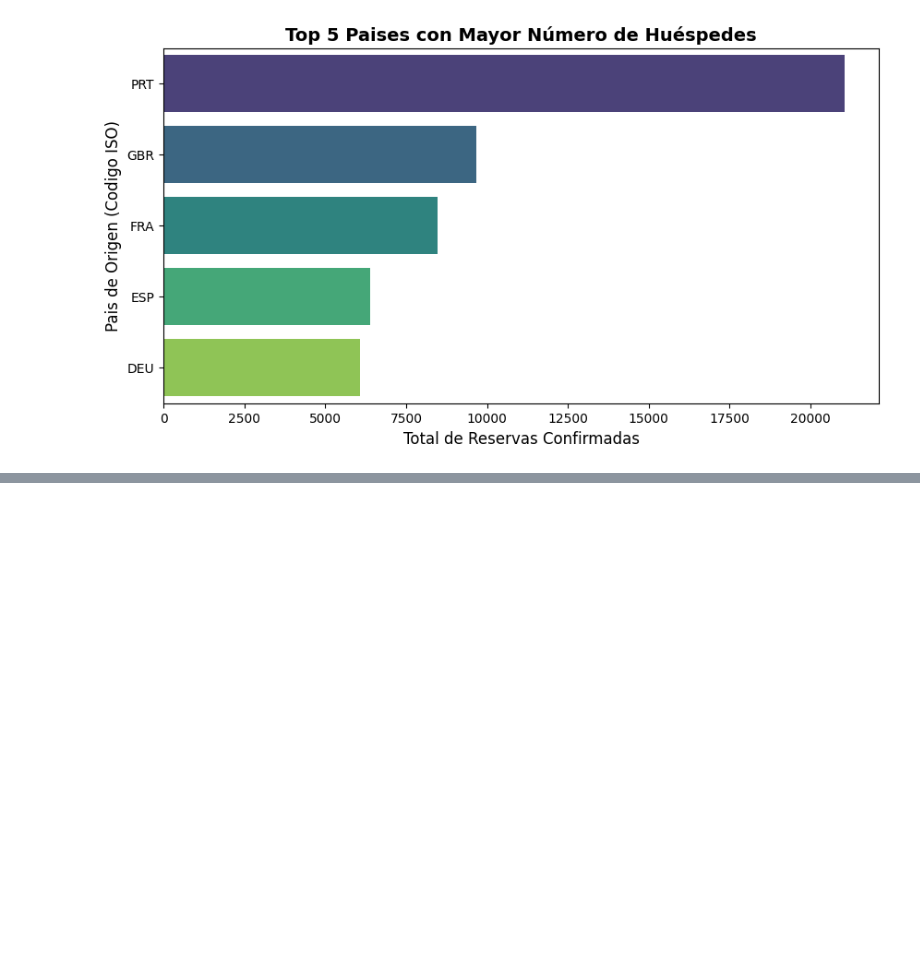
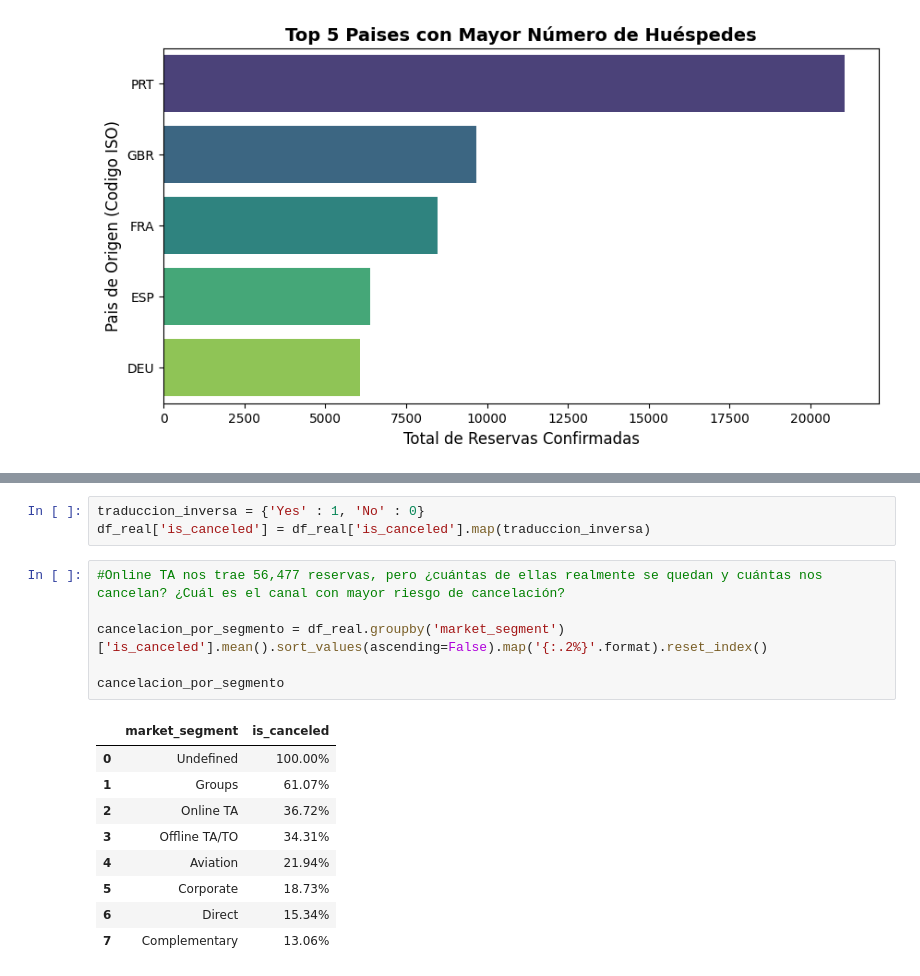
Before and after one commit to luisferdm6/02_analisis_hotelero_pandas, a Jupyter notebook: 01_limpieza_y_agrupaciones_hotel.ipynb, the cells around one changed output, grey strips where cells are left out. Cells and saved outputs as stored; diff of their text form; blank space fills up the shorter version.

```diff
--- a/01_limpieza_y_agrupaciones_hotel.ipynb
+++ b/01_limpieza_y_agrupaciones_hotel.ipynb
@@ -620,0 +637,19 @@ plt.show()
+# %%
+traduccion_inversa = {'Yes' : 1, 'No' : 0}
+df_real['is_canceled'] = df_real['is_canceled'].map(traduccion_inversa)
+# %%
+#Online TA nos trae 56,477 reservas, pero ¿cuántas de ellas realmente se quedan y cuántas nos cancelan? ¿Cuál es el canal con mayor riesgo de cancelación?
+
+cancelacion_por_segmento = df_real.groupby('market_segment')['is_canceled'].mean().sort_values(ascending=False).map('{:.2%}'.format).reset_index()
+
+cancelacion_por_segmento
+# %% [output]
+|  | market_segment | is_canceled |
+| 0 | Undefined | 100.00% |
+| 1 | Groups | 61.07% |
+| 2 | Online TA | 36.72% |
+| 3 | Offline TA/TO | 34.31% |
+| 4 | Aviation | 21.94% |
+| 5 | Corporate | 18.73% |
+| 6 | Direct | 15.34% |
+| 7 | Complementary | 13.06% |
```
Also changed, not shown: parts of 6 cells of this notebook.
